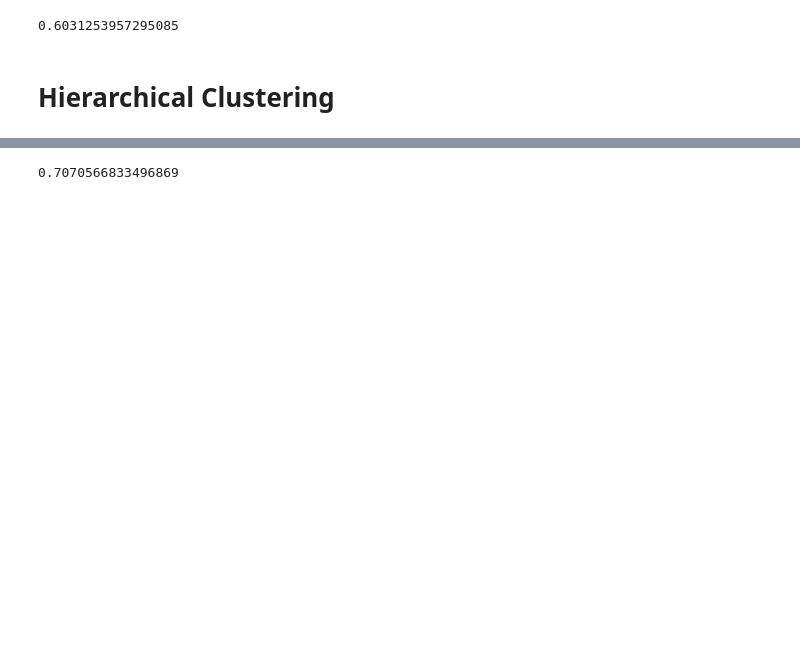
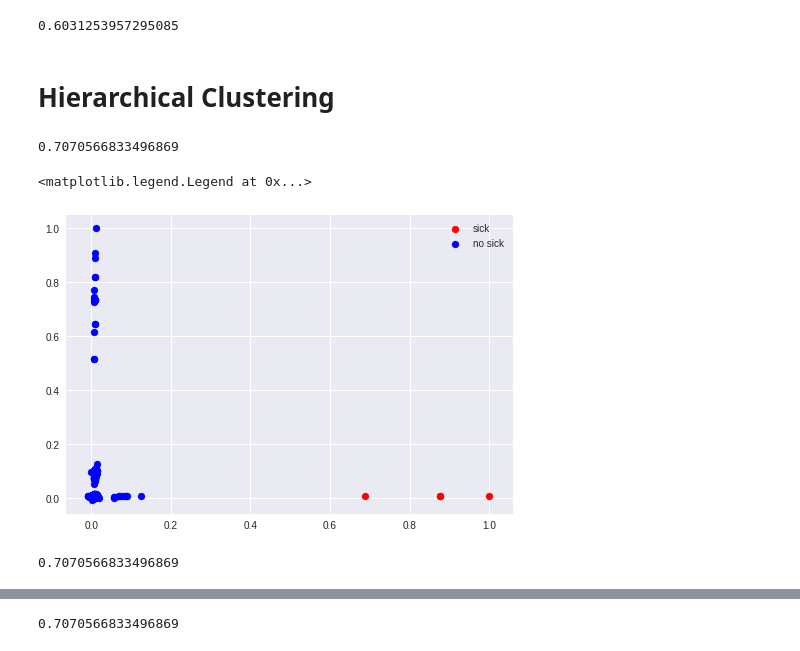
Before and after one commit to SilvaEmerson/clustering-algorithms, a Jupyter notebook: ClusteringComparative.ipynb, the cells around one changed output, grey strips where cells are left out. Saved outputs shown, nothing was run; the diff lists cells and outputs as text; code cells hidden in the pictures; blank space fills up the shorter version.

```diff
--- a/ClusteringComparative.ipynb
+++ b/ClusteringComparative.ipynb
@@ -159,3 +176,35 @@ metrics.fowlkes_mallows_score(Y, y_pred)
 0.6031253957295085
 # %% [markdown]
 # Hierarchical Clustering
+# %%
+X = df[['ap_hi', 'ap_lo']][::2]
+
+hiec_clust = AgglomerativeClustering(n_clusters=2, linkage='single')
+y_pred = hiec_clust.fit_predict(X.values)
+
+X['y_pred'] = y_pred
+
+metrics.fowlkes_mallows_score(Y[::2], y_pred)
+# %% [output]
+0.7070566833496869
+# %%
+sick = X[X['y_pred'] == 1]
+no_sick = X[X['y_pred'] == 0]
+# %%
+plt.scatter(sick['ap_hi'], sick['ap_lo'], label='sick', c='r', cmap=plt.cm.viridis)
+plt.scatter(no_sick['ap_hi'], no_sick['ap_lo'], label='no sick', c='b', cmap=plt.cm.viridis)
+plt.legend()
+# %% [output]
+<matplotlib.legend.Legend at 0x...>
+[figure, added]
+# %%
+X = df[['gluc', 'ap_lo', 'ap_hi']][::2]
+
+hiec_clust = AgglomerativeClustering(n_clusters=2, linkage='single')
+y_pred = hiec_clust.fit_predict(X.values)
+
+X['y_pred'] = y_pred
+
+metrics.fowlkes_mallows_score(Y[::2], y_pred)
+# %% [output]
+0.7070566833496869
```
Also changed, not shown: parts of 22 cells of this notebook.
